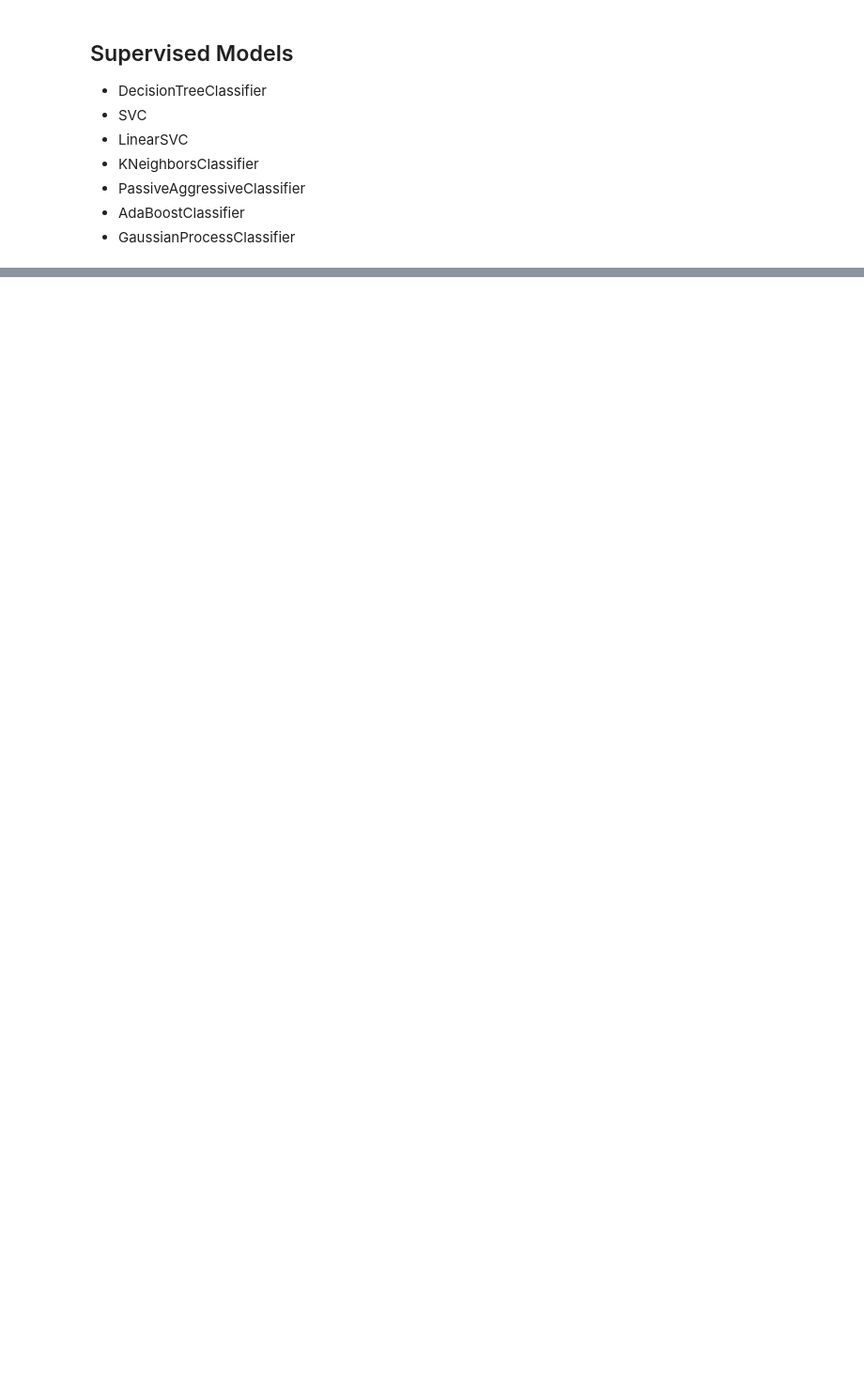
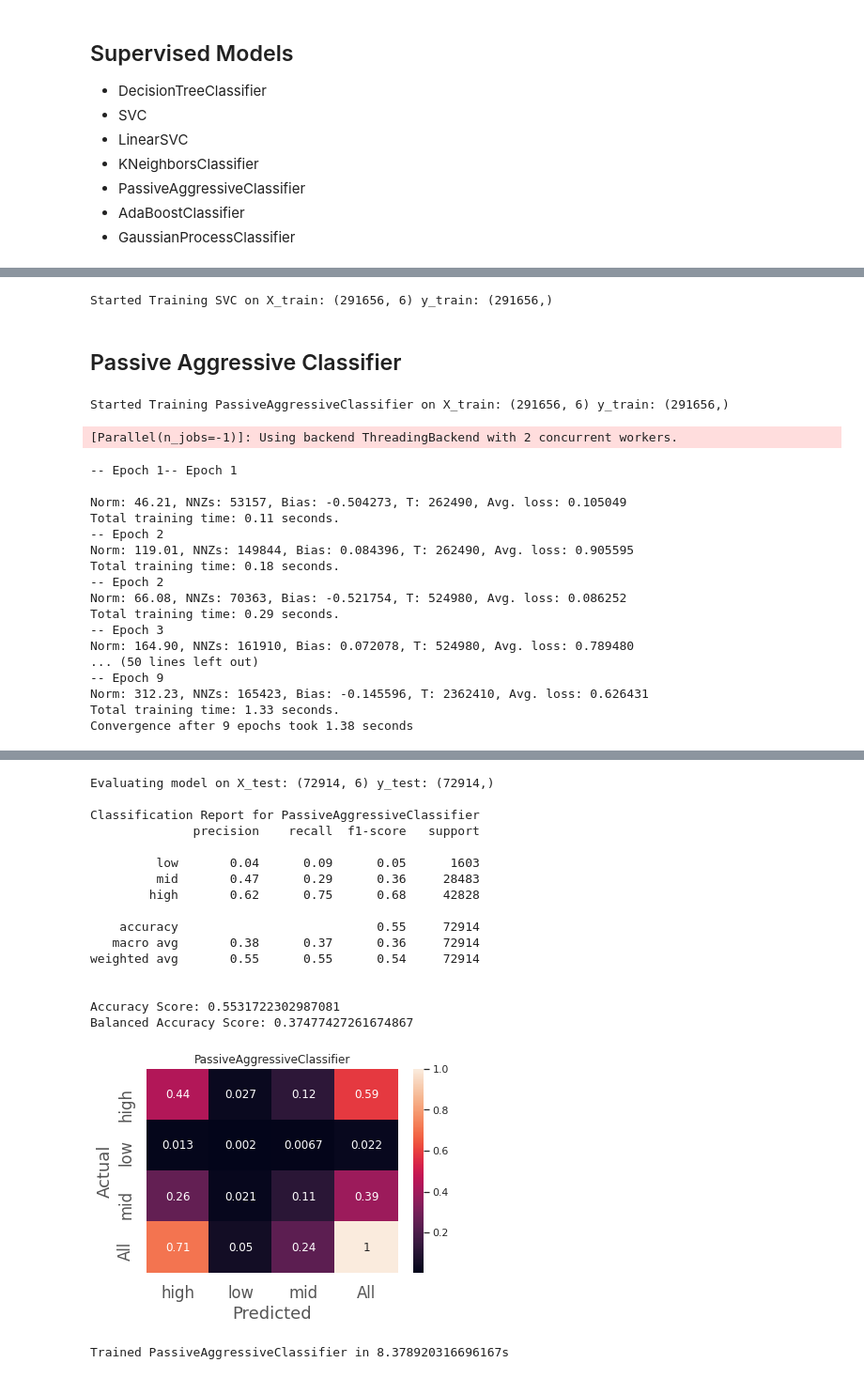
Before and after one commit to satyajitghana/University-Work-SEM-07, a Jupyter notebook: Assignment-02-2021/DM/BookReview-Classification-Supervised.ipynb, the cells around one changed output, grey strips where cells are left out. Shown at 94% size. Saved outputs shown, nothing was run; the diff lists cells and outputs as text; code cells hidden in the pictures; blank space fills up the shorter version.

```diff
--- a/Assignment-02-2021/DM/BookReview-Classification-Supervised.ipynb
+++ b/Assignment-02-2021/DM/BookReview-Classification-Supervised.ipynb
@@ -224,6 +247,0 @@ weighted avg       0.51      0.45      0.47      7292
-# %%
-cmmat_table = pd.DataFrame({'y_true': y_true, 'y_pred': y_pred})
-conmat = pd.crosstab(cmmat_table.y_true, cmmat_table.y_pred, rownames=['Actual'], colnames=['Predicted'], margins=True, normalize='all')
-sns.set(rc={'figure.figsize':(8, 6)})
-sns.heatmap(conmat, annot=True)
-plt.show()
@@ -231,0 +252,4 @@ plt.show()
+# %%
+clf = fit_model(algorithm=svc, data=(X_train, X_test, y_train, y_test), preprocessor=preprocessor)
+# %% [output]
+Started Training SVC on X_train: (291656, 6) y_train: (291656,)
@@ -231,0 +258,26 @@ plt.show()
+# %% [markdown]
+## Passive Aggressive Classifier
+# %%
+pac = PassiveAggressiveClassifier(early_stopping=True, verbose=1, n_jobs=-1)
+# %%
+clf = fit_model(algorithm=pac, data=(X_train, X_test, y_train, y_test), preprocessor=preprocessor)
+# %% [output]
+Started Training PassiveAggressiveClassifier on X_train: (291656, 6) y_train: (291656,)
+[Parallel(n_jobs=-1)]: Using backend ThreadingBackend with 2 concurrent workers.
+-- Epoch 1-- Epoch 1
+
+Norm: 46.21, NNZs: 53157, Bias: -0.504273, T: 262490, Avg. loss: 0.105049
+Total training time: 0.11 seconds.
+-- Epoch 2
+Norm: 119.01, NNZs: 149844, Bias: 0.084396, T: 262490, Avg. loss: 0.905595
+Total training time: 0.18 seconds.
+-- Epoch 2
+Norm: 66.08, NNZs: 70363, Bias: -0.521754, T: 524980, Avg. loss: 0.086252
+Total training time: 0.29 seconds.
+-- Epoch 3
+Norm: 164.90, NNZs: 161910, Bias: 0.072078, T: 524980, Avg. loss: 0.789480
+... (50 lines left out)
+-- Epoch 9
+Norm: 312.23, NNZs: 165423, Bias: -0.145596, T: 2362410, Avg. loss: 0.626431
+Total training time: 1.33 seconds.
+Convergence after 9 epochs took 1.38 seconds
@@ -231,0 +285,18 @@ plt.show()
+Evaluating model on X_test: (72914, 6) y_test: (72914,)
+
+Classification Report for PassiveAggressiveClassifier
+              precision    recall  f1-score   support
+
+         low       0.04      0.09      0.05      1603
+         mid       0.47      0.29      0.36     28483
+        high       0.62      0.75      0.68     42828
+
+    accuracy                           0.55     72914
+   macro avg       0.38      0.37      0.36     72914
+weighted avg       0.55      0.55      0.54     72914
+
+
+Accuracy Score: 0.5531722302987081
+Balanced Accuracy Score: 0.37477427261674867
+[figure, added]
+Trained PassiveAggressiveClassifier in 8.378920316696167s
```
Also changed, not shown: parts of 71 cells of this notebook, 11 other files.
